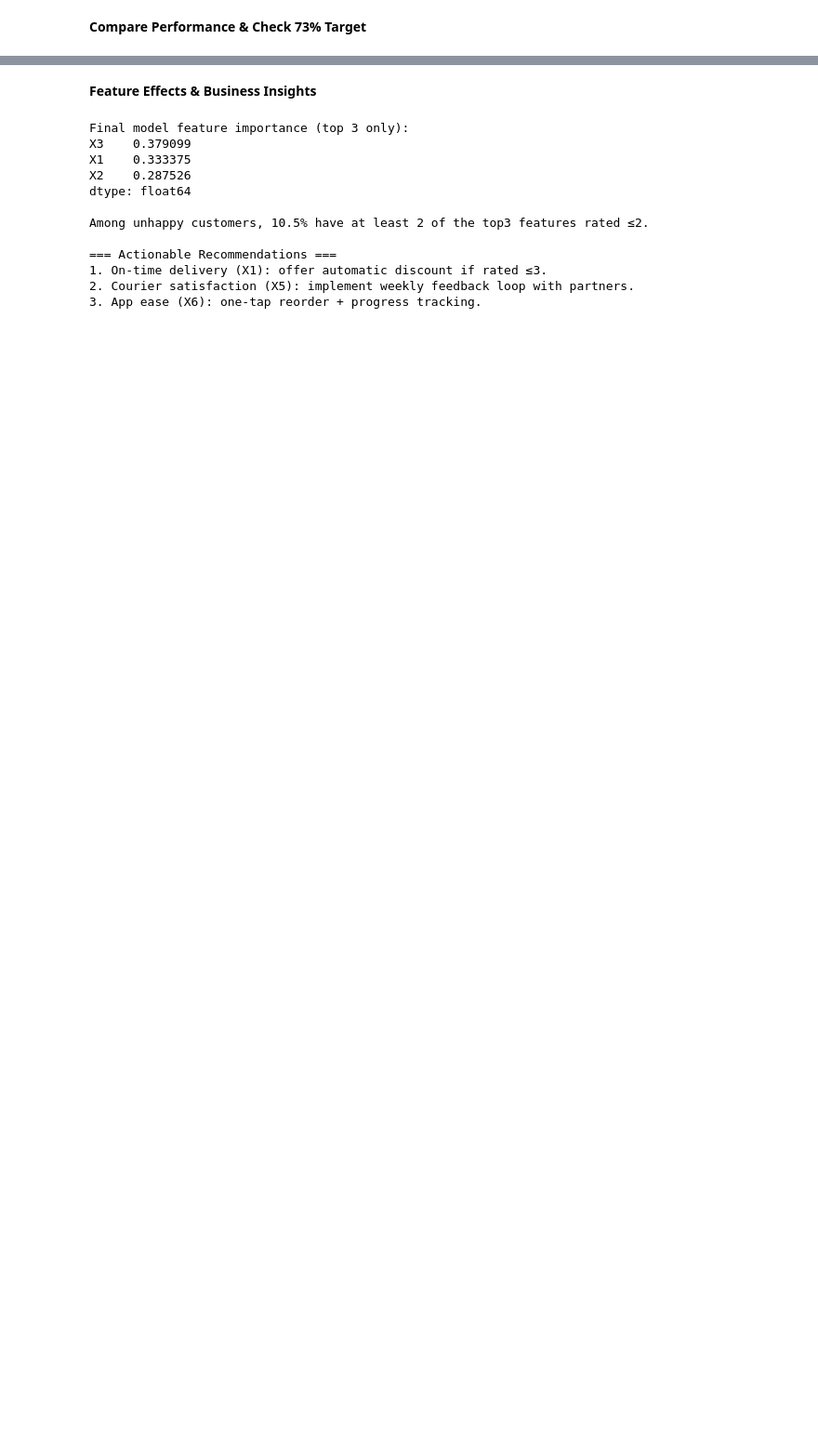
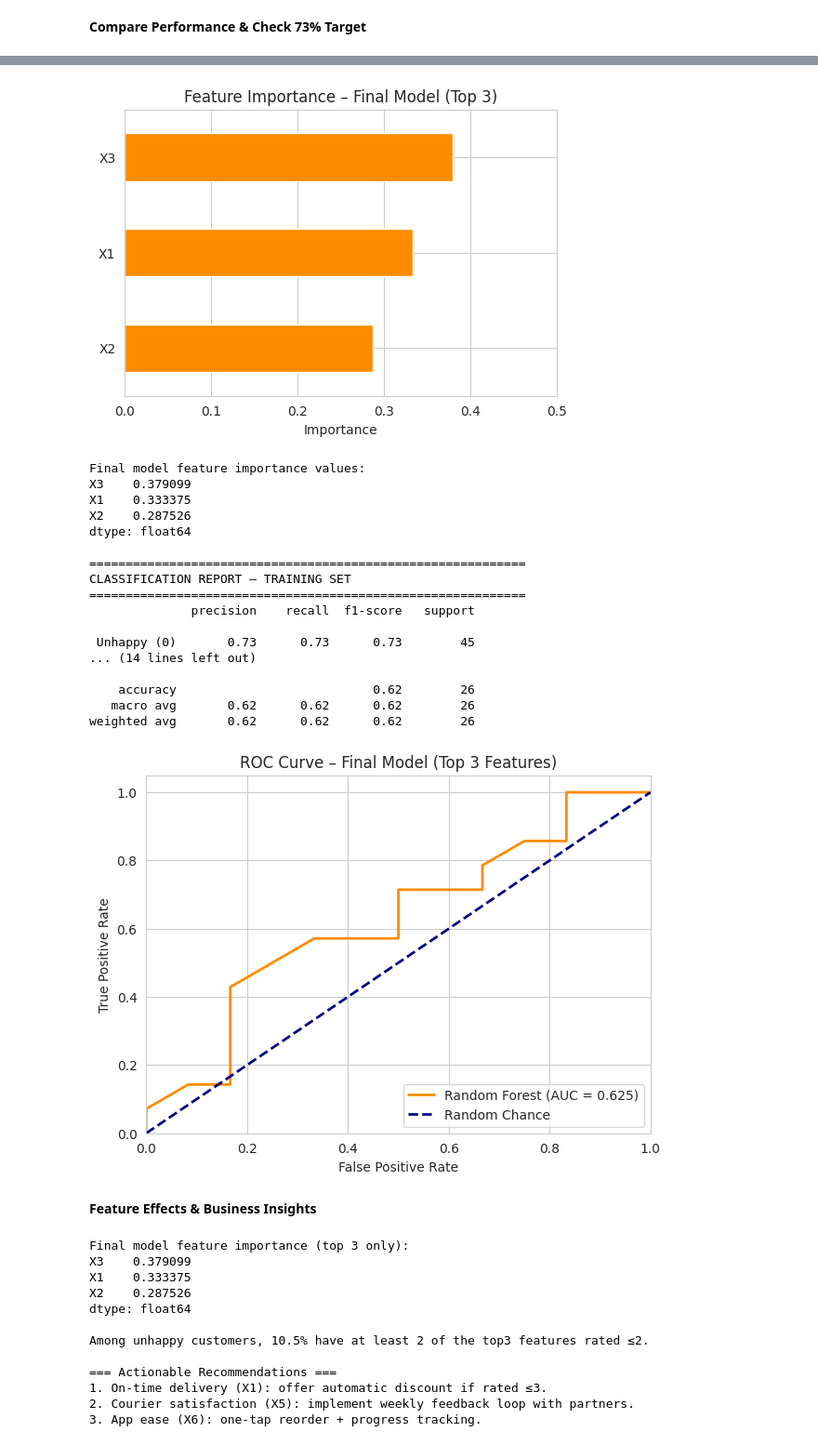
Before and after one commit to diomani-ouattara/Portfolio-Data-scientist, a Jupyter notebook: 0hhwPRi6B4fBj84R.ipynb, the cells around one changed output, grey strips where cells are left out. Shown at 93% size. Cells and saved outputs as stored; diff of their text form; code cells hidden in the pictures; blank space fills up the shorter version.

```diff
--- a/0hhwPRi6B4fBj84R.ipynb
+++ b/0hhwPRi6B4fBj84R.ipynb
@@ -303,3 +328,71 @@ plt.show()
+# %%
+# Train final model (Random Forest) on top 3 features using ALL training data
+final_model = RandomForestClassifier(n_estimators=100, random_state=42)
+final_model.fit(X_train_3, y_train)
+
+# --- 1. Feature Importance Plot (Top 3) ---
+plt.figure(figsize=(6,4))
+final_importance = pd.Series(final_model.feature_importances_, index=top3_features)
+final_importance.sort_values().plot(kind='barh', color='darkorange')
+plt.title('Feature Importance – Final Model (Top 3)')
+plt.xlabel('Importance')
+plt.xlim(0, 0.5)
+plt.show()
+
+print("Final model feature importance values:")
+print(final_importance)
+
+# --- 2. Predictions on BOTH sets ---
+y_train_pred_final = final_model.predict(X_train_3)
+y_test_pred_final = final_model.predict(X_test_3)
+
+# --- 3. Classification Reports ---
+print("\n" + "="*60)
+print("CLASSIFICATION REPORT – TRAINING SET")
+print("="*60)
+print(classification_report(y_train, y_train_pred_final, target_names=['Unhappy (0)', 'Happy (1)']))
+
+print("\n" + "="*60)
+print("CLASSIFICATION REPORT – TEST SET")
+print("="*60)
+print(classification_report(y_test, y_test_pred_final, target_names=['Unhappy (0)', 'Happy (1)']))
+
+# --- 4. ROC Curve ---
+y_prob = final_model.predict_proba(X_test_3)[:, 1]
+fpr, tpr, _ = roc_curve(y_test, y_prob)
+roc_auc = auc(fpr, tpr)
+
+plt.figure(figsize=(7,5))
+plt.plot(fpr, tpr, color='darkorange', lw=2, label=f'Random Forest (AUC = {roc_auc:.3f})')
+plt.plot([0, 1], [0, 1], color='navy', lw=2, linestyle='--', label='Random Chance')
+plt.xlim([0.0, 1.0])
+plt.ylim([0.0, 1.05])
+plt.xlabel('False Positive Rate')
+plt.ylabel('True Positive Rate')
+plt.title('ROC Curve – Final Model (Top 3 Features)')
+plt.legend(loc='lower right')
+plt.grid(True)
+plt.show()
+# %% [output]
+[figure, added]
+Final model feature importance values:
+X3    0.379099
+X1    0.333375
+X2    0.287526
+dtype: float64
+
+============================================================
+CLASSIFICATION REPORT – TRAINING SET
+============================================================
+              precision    recall  f1-score   support
+
+ Unhappy (0)       0.73      0.73      0.73        45
+... (14 lines left out)
+
+    accuracy                           0.62        26
+   macro avg       0.62      0.62      0.62        26
+weighted avg       0.62      0.62      0.62        26
+[figure, added]
 # %% [markdown]
 **Feature Effects & Business Insights**
 # %%
```
Also changed, not shown: parts of 17 cells of this notebook.
